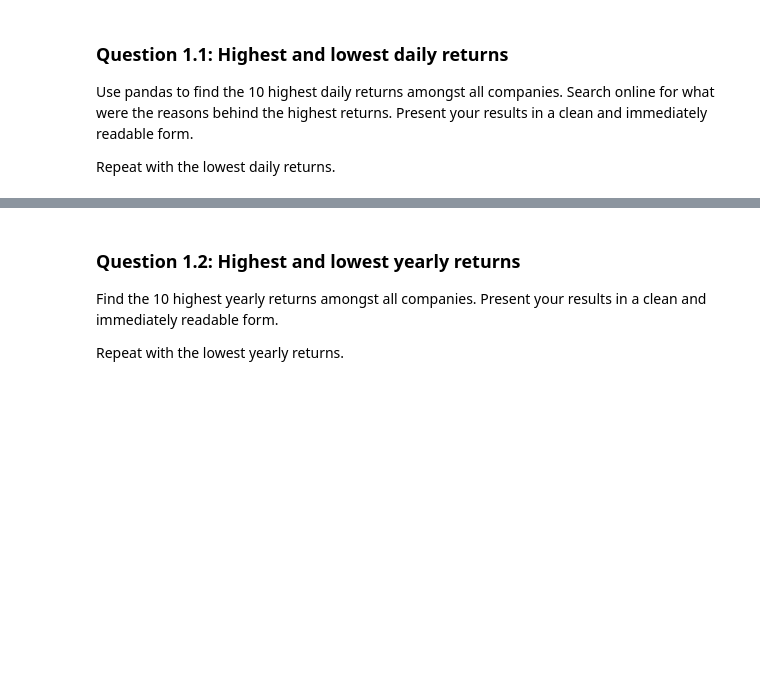
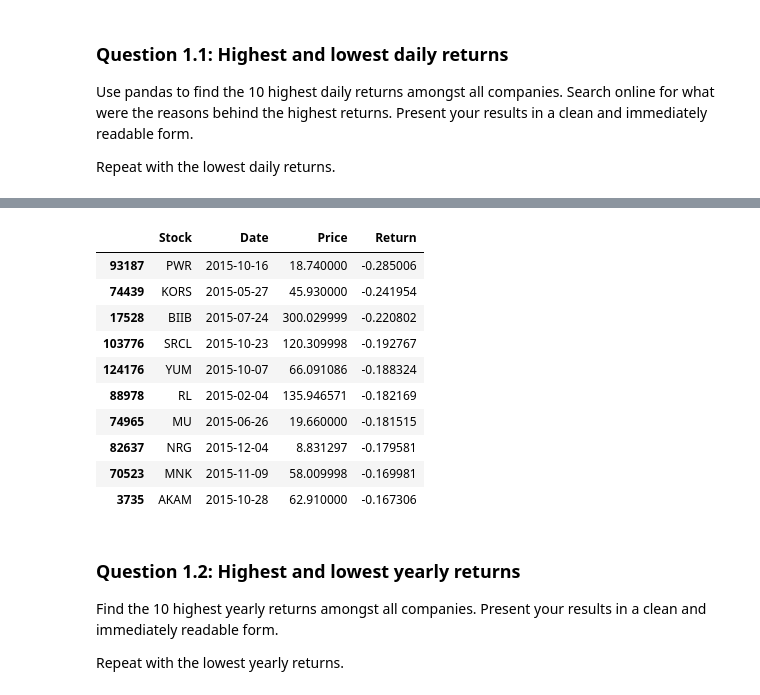
Before and after one commit to Mengsch3/apps-python-hw-03, a Jupyter notebook: hw_03_nb.ipynb, the cells around one changed output, grey strips where cells are left out. Cells and saved outputs as stored; diff of their text form; code cells hidden in the pictures; blank space fills up the shorter version.

```diff
--- a/hw_03_nb.ipynb
+++ b/hw_03_nb.ipynb
@@ -97,3 +117,17 @@ Repeat with the lowest daily returns.
+# %%
+Top_10_lowest_return
+# %% [output]
+|  | Stock | Date | Price | Return |
+| 93187 | PWR | 2015-10-16 | 18.740000 | -0.285006 |
+| 74439 | KORS | 2015-05-27 | 45.930000 | -0.241954 |
+| 17528 | BIIB | 2015-07-24 | 300.029999 | -0.220802 |
+| 103776 | SRCL | 2015-10-23 | 120.309998 | -0.192767 |
+| 124176 | YUM | 2015-10-07 | 66.091086 | -0.188324 |
+| 88978 | RL | 2015-02-04 | 135.946571 | -0.182169 |
+| 74965 | MU | 2015-06-26 | 19.660000 | -0.181515 |
+| 82637 | NRG | 2015-12-04 | 8.831297 | -0.179581 |
+| 70523 | MNK | 2015-11-09 | 58.009998 | -0.169981 |
+| 3735 | AKAM | 2015-10-28 | 62.910000 | -0.167306 |
 # %% [markdown]
 ### Question 1.2: Highest and lowest yearly returns
 
```
Also changed, not shown: parts of 13 cells of this notebook.
